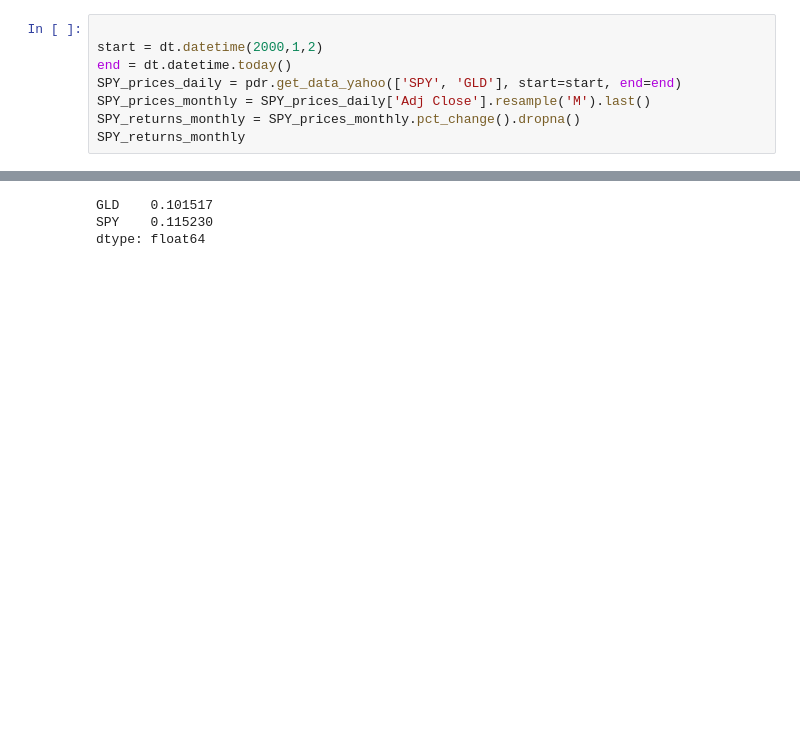
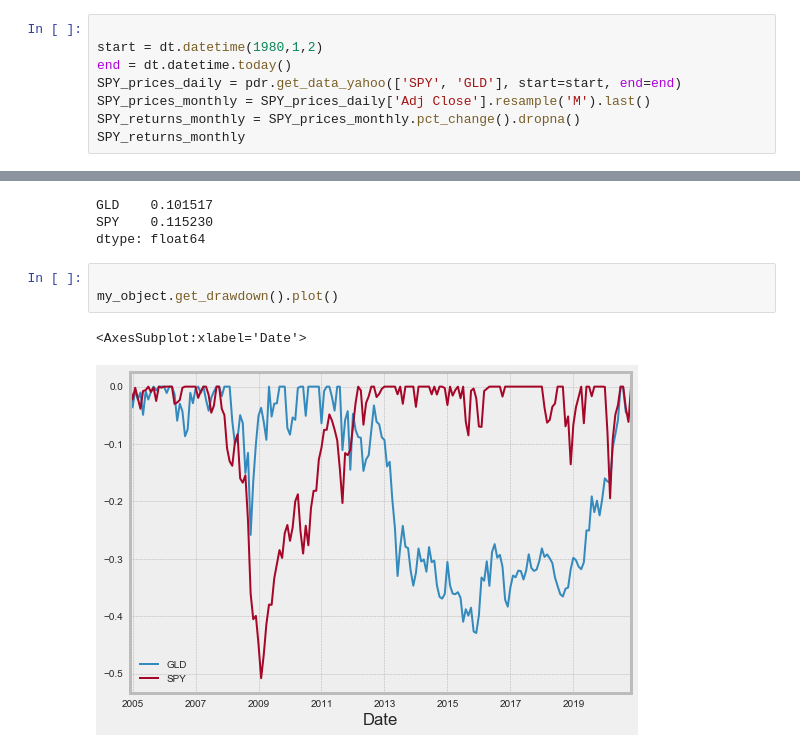
Before and after one commit to Ashrit-K/PyPortfolio, a Jupyter notebook: test_oop_drawdown.ipynb, the cells around one changed output, grey strips where cells are left out. Drawn from its saved outputs; the diff is of its cells as text; blank space fills up the shorter version.

```diff
--- a/test_oop_drawdown.ipynb
+++ b/test_oop_drawdown.ipynb
@@ -12,7 +12,7 @@ The autoreload extension is already loaded. To reload it, use:
   %reload_ext autoreload
 # %%
 
-start = dt.datetime(2000,1,2)
+start = dt.datetime(1980,1,2)
 end = dt.datetime.today()
 SPY_prices_daily = pdr.get_data_yahoo(['SPY', 'GLD'], start=start, end=end)
 SPY_prices_monthly = SPY_prices_daily['Adj Close'].resample('M').last()
@@ -43,3 +43,9 @@ semi_deviation(SPY_returns_monthly, 'M')
 GLD    0.101517
 SPY    0.115230
 dtype: float64
+# %%
+
+my_object.get_drawdown().plot()
+# %% [output]
+<AxesSubplot:xlabel='Date'>
+[figure, added]
```
Also changed, not shown: parts of 2 cells of this notebook, 3 other files.
